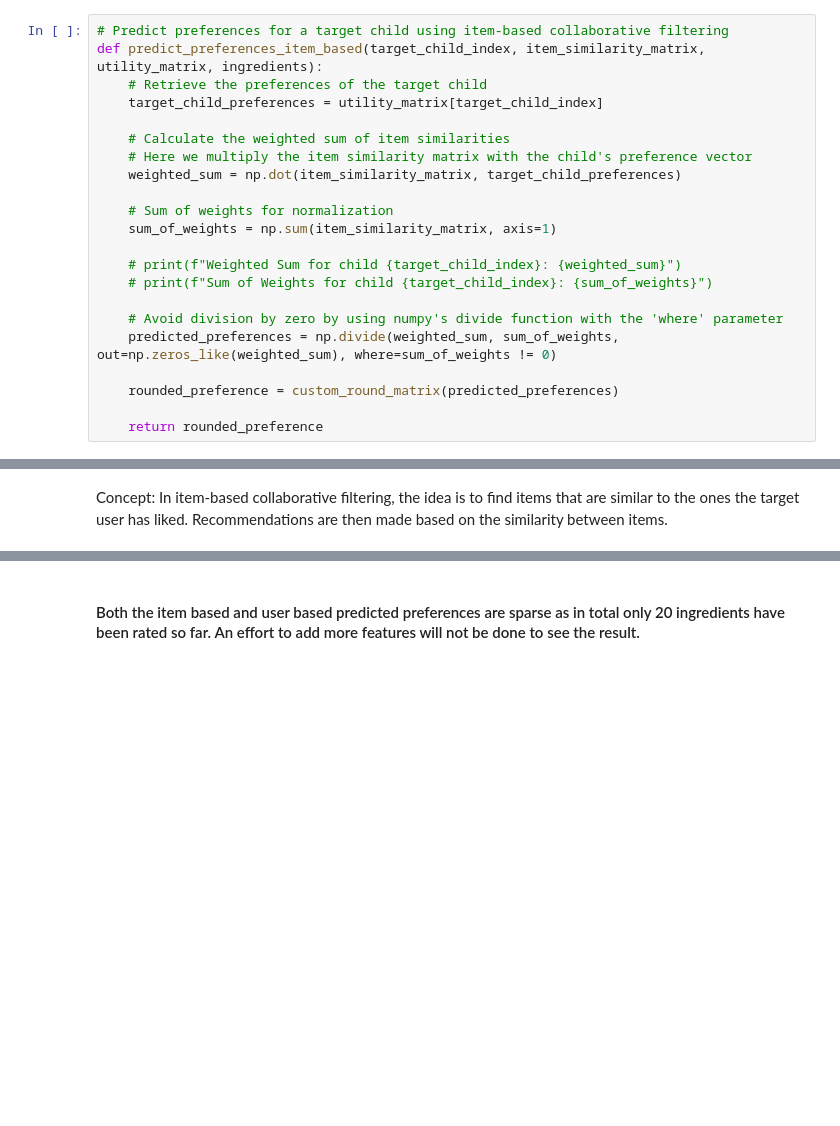
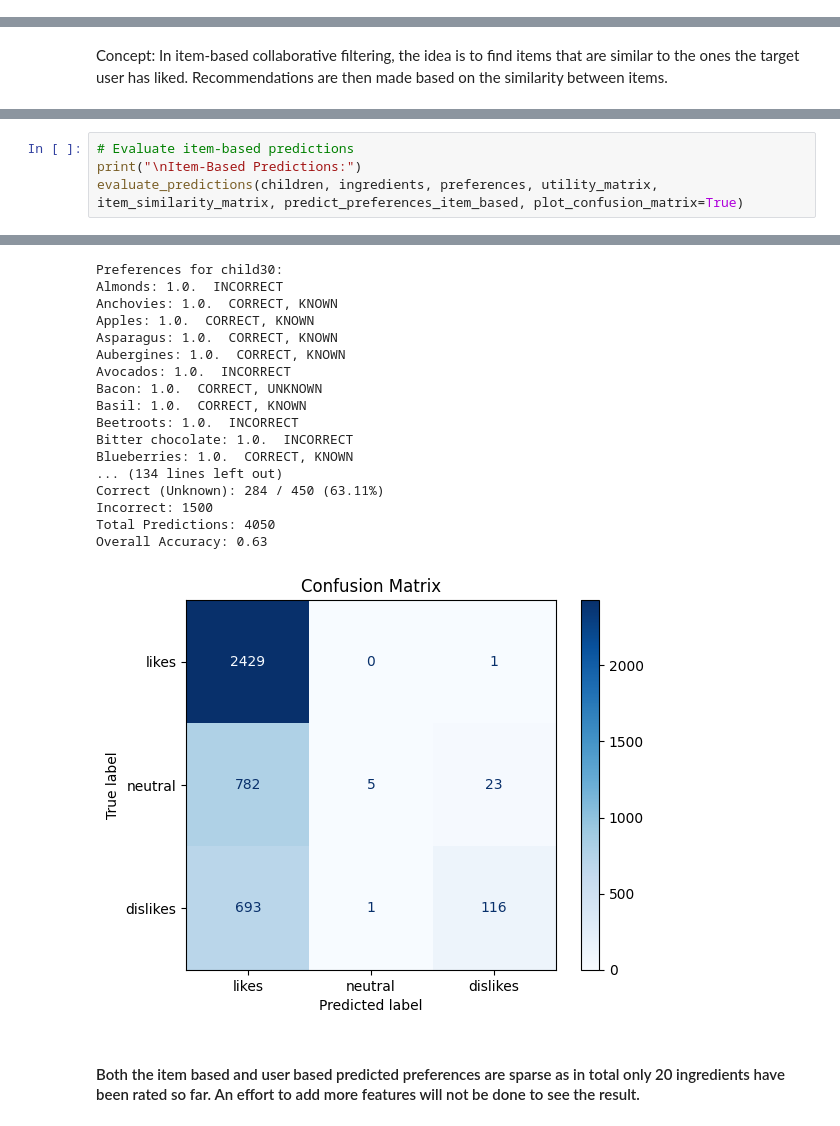
Before and after one commit to Laurie2905-JOHN/Masters_RL, a Jupyter notebook: notebooks/conflict_and_feedback.ipynb, the cells around one changed output, grey strips where cells are left out. Cells and saved outputs as stored; diff of their text form; blank space fills up the shorter version.

```diff
--- a/notebooks/conflict_and_feedback.ipynb
+++ b/notebooks/conflict_and_feedback.ipynb
@@ -988,22 +999,0 @@ def predict_preferences_user_based(target_child_index, user_similarity_matrix, u
-# %%
-# Predict preferences for a target child using item-based collaborative filtering
-def predict_preferences_item_based(target_child_index, item_similarity_matrix, utility_matrix, ingredients):
-    # Retrieve the preferences of the target child
-    target_child_preferences = utility_matrix[target_child_index]
-
-    # Calculate the weighted sum of item similarities
-    # Here we multiply the item similarity matrix with the child's preference vector
-    weighted_sum = np.dot(item_similarity_matrix, target_child_preferences)
-
-    # Sum of weights for normalization
-    sum_of_weights = np.sum(item_similarity_matrix, axis=1)
-
-    # print(f"Weighted Sum for child {target_child_index}: {weighted_sum}")
-    # print(f"Sum of Weights for child {target_child_index}: {sum_of_weights}")
-
-    # Avoid division by zero by using numpy's divide function with the 'where' parameter
-    predicted_preferences = np.divide(weighted_sum, sum_of_weights, out=np.zeros_like(weighted_sum), where=sum_of_weights != 0)
-
-    rounded_preference = custom_round_matrix(predicted_preferences)
-
-    return rounded_preference
@@ -1202,0 +1247,5 @@ Overall Accuracy: 0.19
+# %%
+# Evaluate item-based predictions
+print("\nItem-Based Predictions:")
+evaluate_predictions(children, ingredients, preferences, utility_matrix, item_similarity_matrix, predict_preferences_item_based, plot_confusion_matrix=True)
+# %% [output]
@@ -1203,3 +1286,21 @@ Overall Accuracy: 0.19
+Preferences for child30:
+Almonds: 1.0.  INCORRECT
+Anchovies: 1.0.  CORRECT, KNOWN
+Apples: 1.0.  CORRECT, KNOWN
+Asparagus: 1.0.  CORRECT, KNOWN
+Aubergines: 1.0.  CORRECT, KNOWN
+Avocados: 1.0.  INCORRECT
+Bacon: 1.0.  CORRECT, UNKNOWN
+Basil: 1.0.  CORRECT, KNOWN
+Beetroots: 1.0.  INCORRECT
+Bitter chocolate: 1.0.  INCORRECT
+Blueberries: 1.0.  CORRECT, KNOWN
+... (134 lines left out)
+Correct (Unknown): 284 / 450 (63.11%)
+Incorrect: 1500
+Total Predictions: 4050
+Overall Accuracy: 0.63
+[figure, added]
 # %% [markdown]
 #### Both the item based and user based predicted preferences are sparse as in total only 20 ingredients have been rated so far. An effort to add more features will not be done to see the result.
 # %% [markdown]
```
Also changed, not shown: parts of 14 cells of this notebook.
